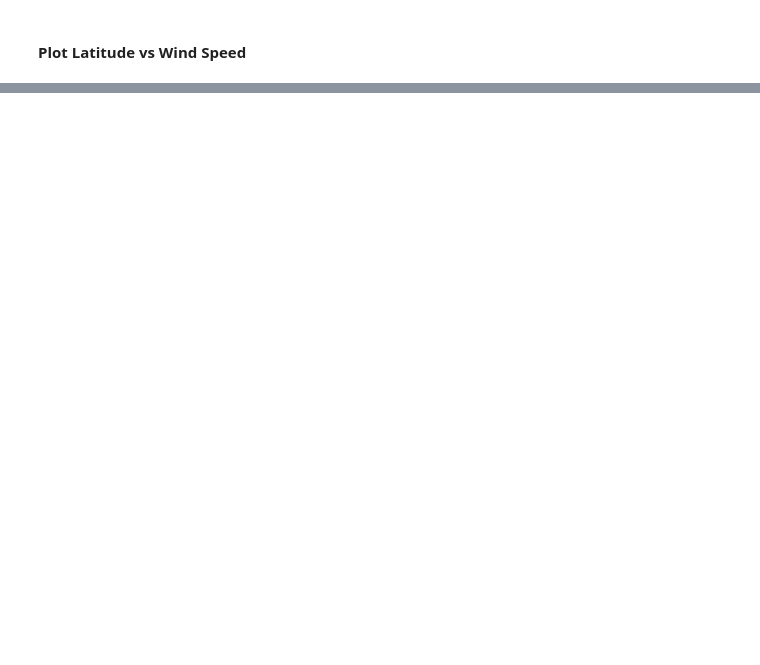
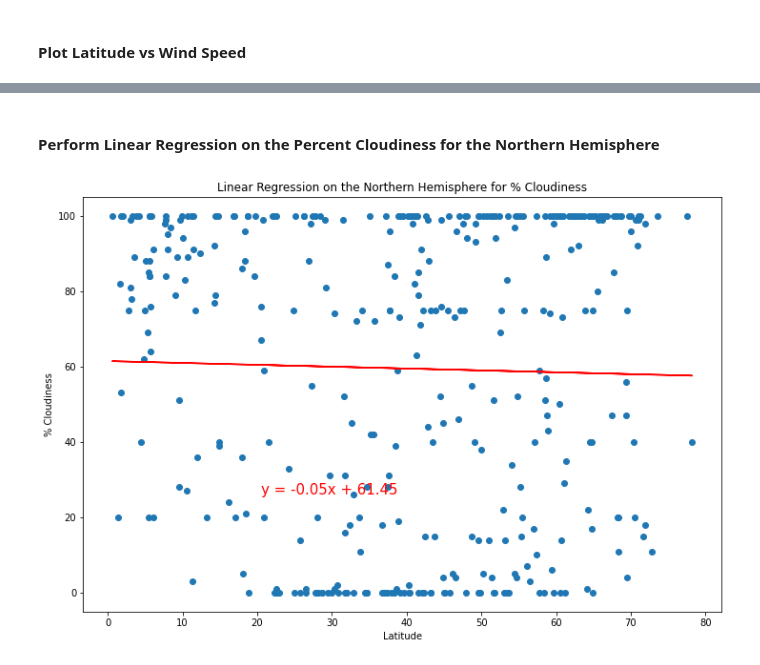
Before and after one commit to aufdemarbeitsmarkt/World_Weather_Analysis, a Jupyter notebook: WeatherPy.ipynb, the cells around one changed output, grey strips where cells are left out. Cells and saved outputs as stored; diff of their text form; code cells hidden in the pictures; blank space fills up the shorter version.

```diff
--- a/WeatherPy.ipynb
+++ b/WeatherPy.ipynb
@@ -271,0 +371,14 @@ plt.show()
+# %% [markdown]
+#### Perform Linear Regression on the Percent Cloudiness for the Northern Hemisphere
+# %%
+x_values = northern_hemisphere_df['Lat']
+y_values = northern_hemisphere_df['Cloudiness']
+plot_linear_regression(
+    x_values=x_values,
+    y_values=y_values,
+    title='Linear Regression on the Northern Hemisphere ' \
+    'for % Cloudiness',
+    y_label='% Cloudiness'
+)
+# %% [output]
+[figure, added]
```
Also changed, not shown: parts of 29 cells of this notebook, 5 other files.
